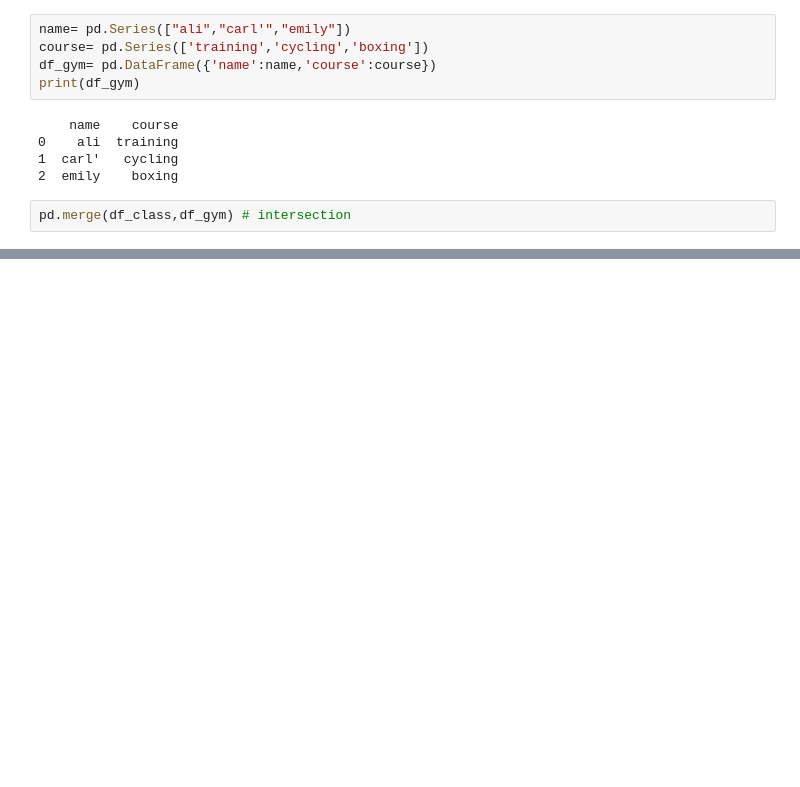
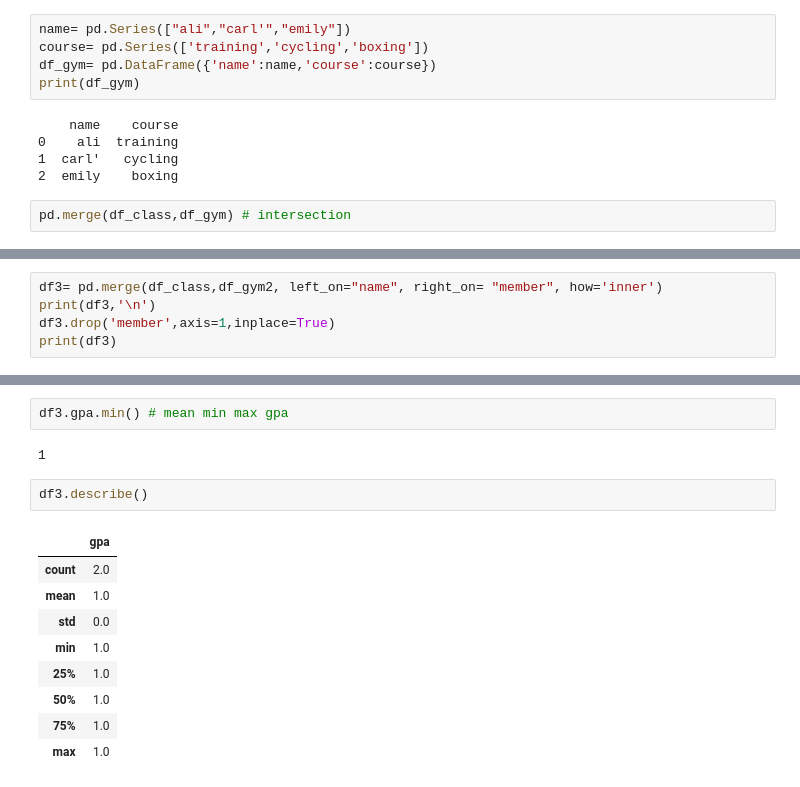
Before and after one commit to AhmadNass7/AI-AND-APPLICATIONS, a Jupyter notebook: 7&8_Prog.ipynb, the cells around one changed output, grey strips where cells are left out. Cells and saved outputs as stored; diff of their text form; blank space fills up the shorter version.

```diff
--- a/7&8_Prog.ipynb
+++ b/7&8_Prog.ipynb
@@ -521,0 +549,5 @@ pd.merge(df_class,df_gym) # intersection
+# %%
+df3= pd.merge(df_class,df_gym2, left_on="name", right_on= "member", how='inner')
+print(df3,'\n')
+df3.drop('member',axis=1,inplace=True)
+print(df3)
@@ -521,0 +574,16 @@ pd.merge(df_class,df_gym) # intersection
+# %%
+df3.gpa.min() # mean min max gpa
+# %% [output]
+1
+# %%
+df3.describe()
+# %% [output]
+|  | gpa |
+| count | 2.0 |
+| mean | 1.0 |
+| std | 0.0 |
+| min | 1.0 |
+| 25% | 1.0 |
+| 50% | 1.0 |
+| 75% | 1.0 |
+| max | 1.0 |
```
Also changed, not shown: parts of 7 cells of this notebook.
